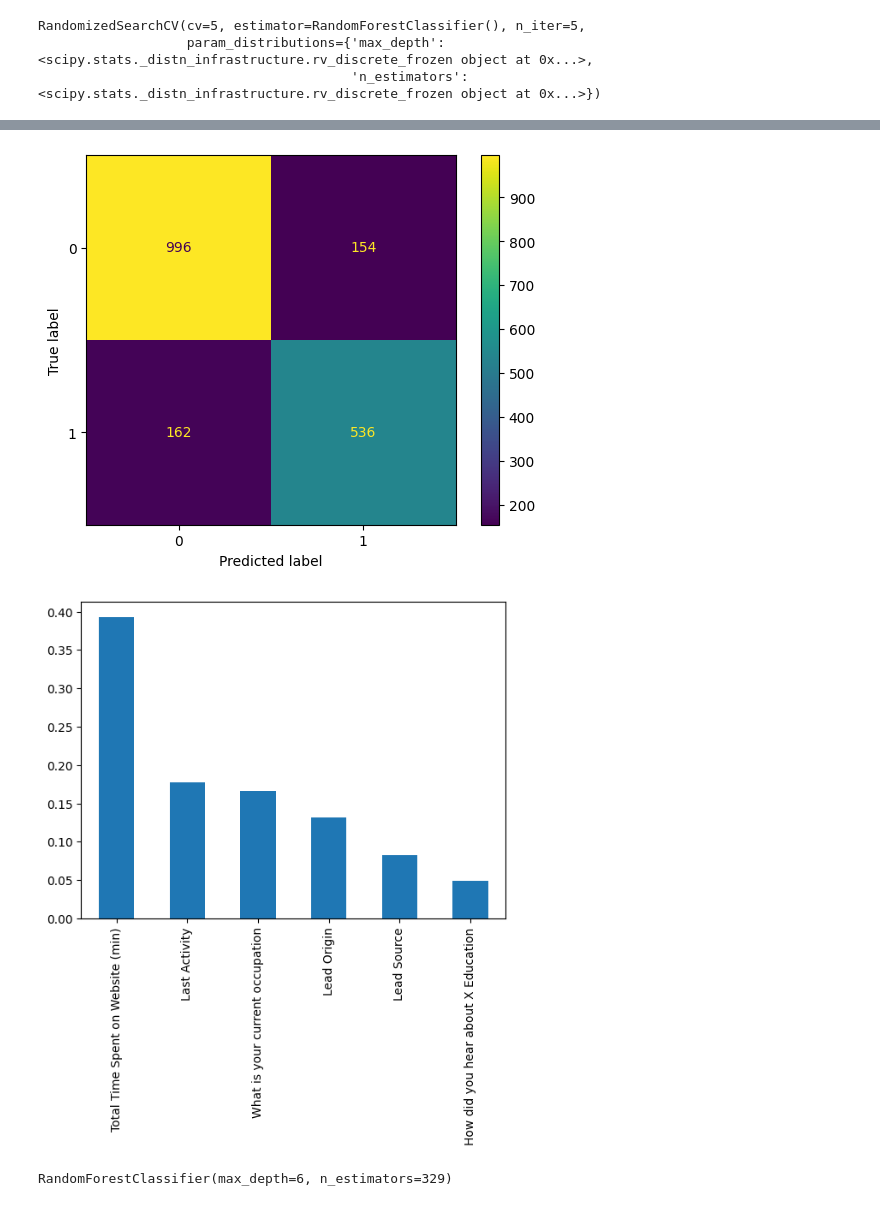
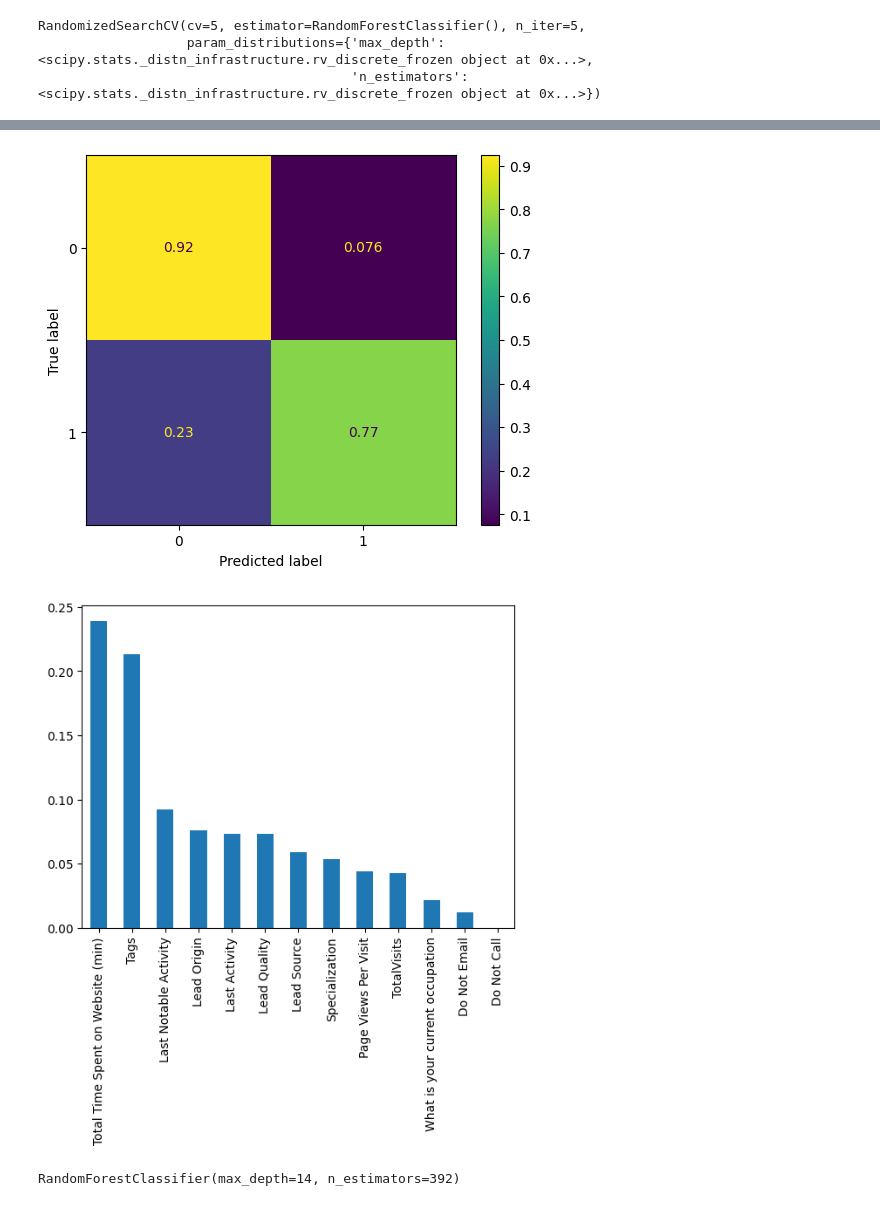
Before and after one commit to hannah-nevel/Personal-Portfolio, a Jupyter notebook: lead_scoring.ipynb, the cells around one changed output, grey strips where cells are left out. Drawn from its saved outputs; the diff is of its cells as text; code cells hidden in the pictures.

```diff
--- a/lead_scoring.ipynb
+++ b/lead_scoring.ipynb
@@ -101,10 +107,0 @@ lead_sources = np.unique(lead_data['Lead Source'].astype(str))
-# %%
-col_headers = lead_data.columns.values
-X = lead_data[col_headers].values
-lead_origins = np.unique(lead_data['Lead Origin'])
-DoNotEmails = np.unique(lead_data['Do Not Email'])
-DoNotCalls = np.unique(lead_data['Do Not Call'])
-Countries = np.unique(lead_data['Country'].astype(str))
-Cities = np.unique(lead_data['City'].astype(str))
-Occupations = np.unique(lead_data['What is your current occupation'].astype(str))
-heard_abouts = np.unique(lead_data['How did you hear about X Education'].astype(str))
@@ -154,7 +149,7 @@ What is your current occupation        object
 dtype: object
 # %%
 encoded_lead_data = MultiColumnLabelEncoder(columns = ['Lead Origin','Lead Source','Do Not Email', 'Do Not Call','Last Activity',\
-    'How did you hear about X Education','What is your current occupation']).fit_transform(lead_data)
+    'What is your current occupation','Last Notable Activity','Specialization', 'Tags','Lead Quality']).fit_transform(lead_data)
 # %% [markdown]
 ## Exploratory Data Analysis
 # %%
@@ -223,5 +231,6 @@ Y
 # %% [output]
 array([0, 0, 1, ..., 0, 1, 1], dtype=int64)
 # %%
-X = encoded_lead_data[['Lead Origin', 'Lead Source','Last Activity', 'Total Time Spent on Website (min)', 'How did you hear about X Education','What is your current occupation']]
-X.columns
+X = encoded_lead_data[['Lead Origin', 'Lead Source','Last Activity', 'Total Time Spent on Website (min)','What is your current occupation', 'Last Notable Activity',\
+    'Do Not Email', 'Do Not Call','TotalVisits','Page Views Per Visit','Specialization','Tags','Lead Quality']]
+Xcols = X.columns
@@ -235,7 +238,7 @@ Index(['Lead Origin', 'Lead Source', 'Last Activity',
 transform = preprocessing.StandardScaler()
 X = transform.fit_transform(X)
 # %%
-X_train, X_test, Y_train, Y_test = train_test_split( X, Y, test_size=0.2, random_state=2)
+X_train, X_test, Y_train, Y_test = train_test_split( X, Y, test_size=0.15, random_state=2)
 # %%
 parameters ={"C":[0.01,0.1,1],'penalty':['l2'], 'solver':['lbfgs']}# l1 lasso l2 ridge
 lr=LogisticRegression()
@@ -336,29 +329,28 @@ Best hyperparameters: {'max_depth': 6, 'n_estimators': 329}
 # %%
 y_pred = best_rf.predict(X_test)
 
 # Create the confusion matrix
 cm = confusion_matrix(Y_test, y_pred)
-
+cm = cm.astype('float') / cm.sum(axis=1)[:, np.newaxis]
 ConfusionMatrixDisplay(confusion_matrix=cm).plot();
 # %% [output]
-[figure, old version]
+[figure, new version]
 # %%
-feature_importances = pd.Series(best_rf.feature_importances_, index=X.columns).sort_values(ascending=False)
+feature_importances = pd.Series(best_rf.feature_importances_, index=Xcols).sort_values(ascending=False)
 
 # Plot a simple bar chart
 feature_importances.plot.bar();
 # %% [output]
-[figure, old version]
+[figure, new version]
 # %%
-params_tuned = {'max_depth': 6, 'n_estimators': 329}
 
 # Create a random forest classifier
-rf2= RandomForestClassifier(n_estimators = 329, max_depth= 6)
+rf2= RandomForestClassifier(n_estimators = rand_search.best_params_['n_estimators'], max_depth= rand_search.best_params_['max_depth'])
 
 
 rf2.fit(X_train, Y_train)
 # %% [output]
-RandomForestClassifier(max_depth=6, n_estimators=329)
+RandomForestClassifier(max_depth=14, n_estimators=392)
 # %%
 y_pred2 = rf2.predict(X_test)
 # %%
```
Also changed, not shown: parts of 29 cells of this notebook.
